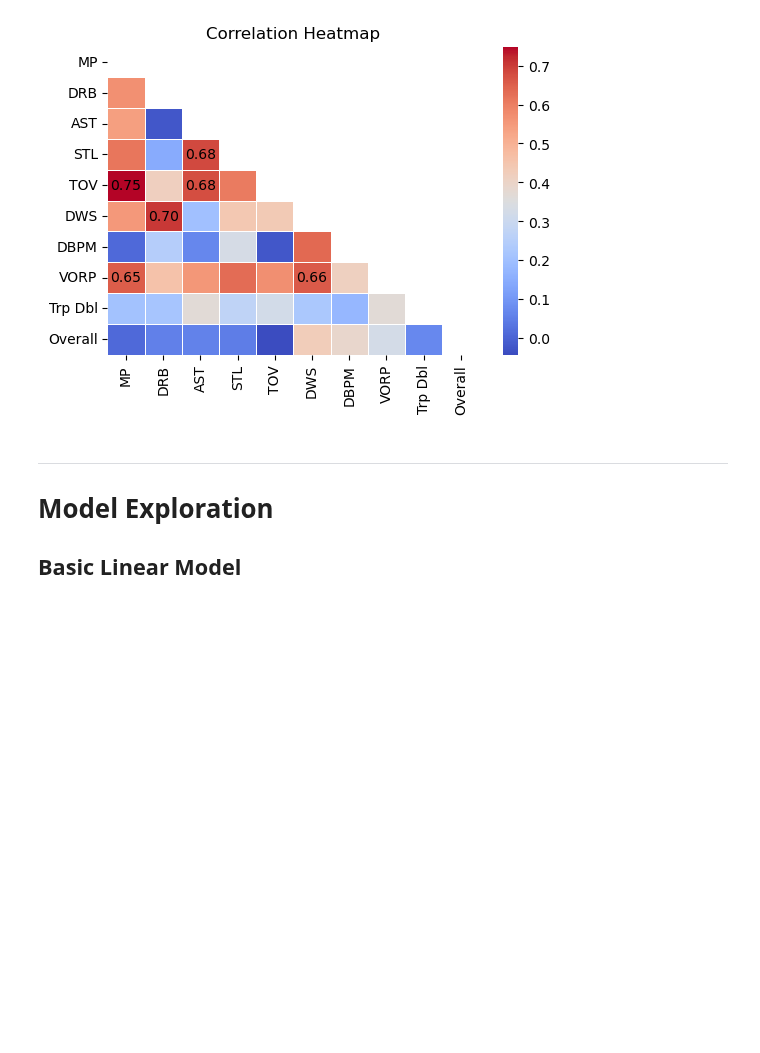
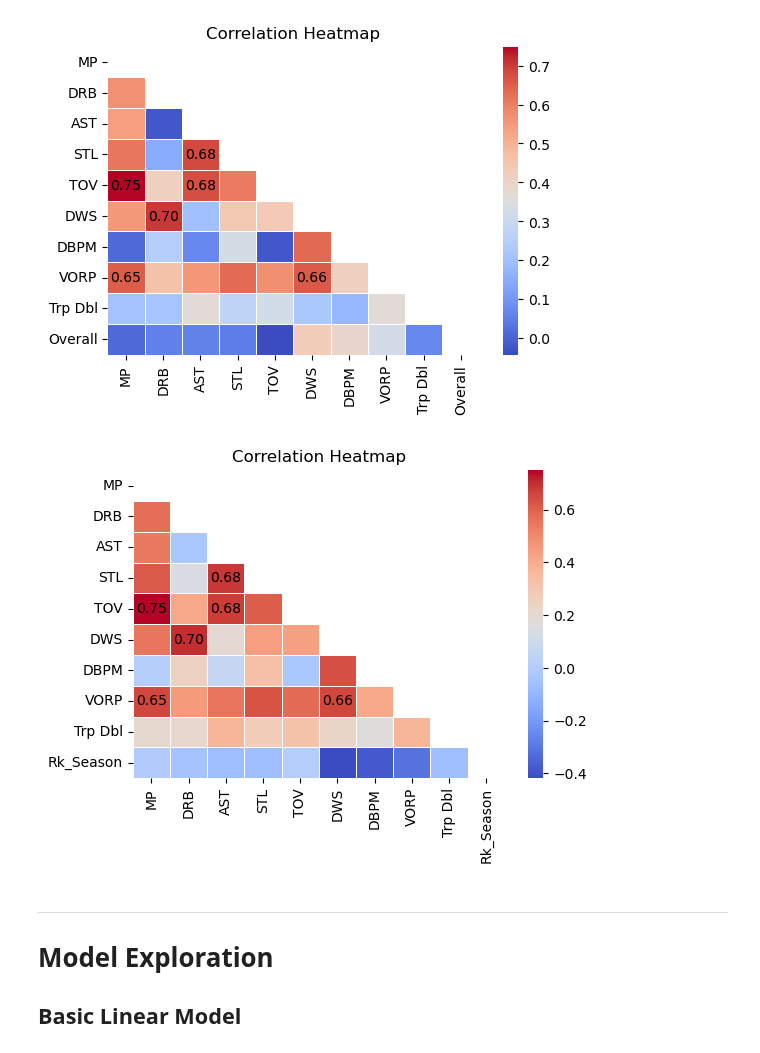
Before and after one commit to UVA-MLSys/Big-Data-Systems, a Jupyter notebook: Team 7/FeatureSelection_Modeling.ipynb, the cells around one changed output. Cells and saved outputs as stored; diff of their text form; code cells hidden in the pictures; blank space fills up the shorter version.

```diff
--- a/Team 7/FeatureSelection_Modeling.ipynb
+++ b/Team 7/FeatureSelection_Modeling.ipynb
@@ -173,3 +176,12 @@ plot_corr_heatmap(corr_matrix, selected_feature_names, threshold=0.65)
+# %%
+selected_feature_names, X_train, X_test, y_train, y_test = preprocess_and_train(df, df_last, labels)
+
+df_check_selected = df[selected_feature_names]
+corr_matrix = df_check_selected.corr()
+
+plot_corr_heatmap(corr_matrix, selected_feature_names, threshold=0.65)
+# %% [output]
+[figure, added]
 # %% [markdown]
 ---
 
```
Also changed, not shown: parts of 22 cells of this notebook.
